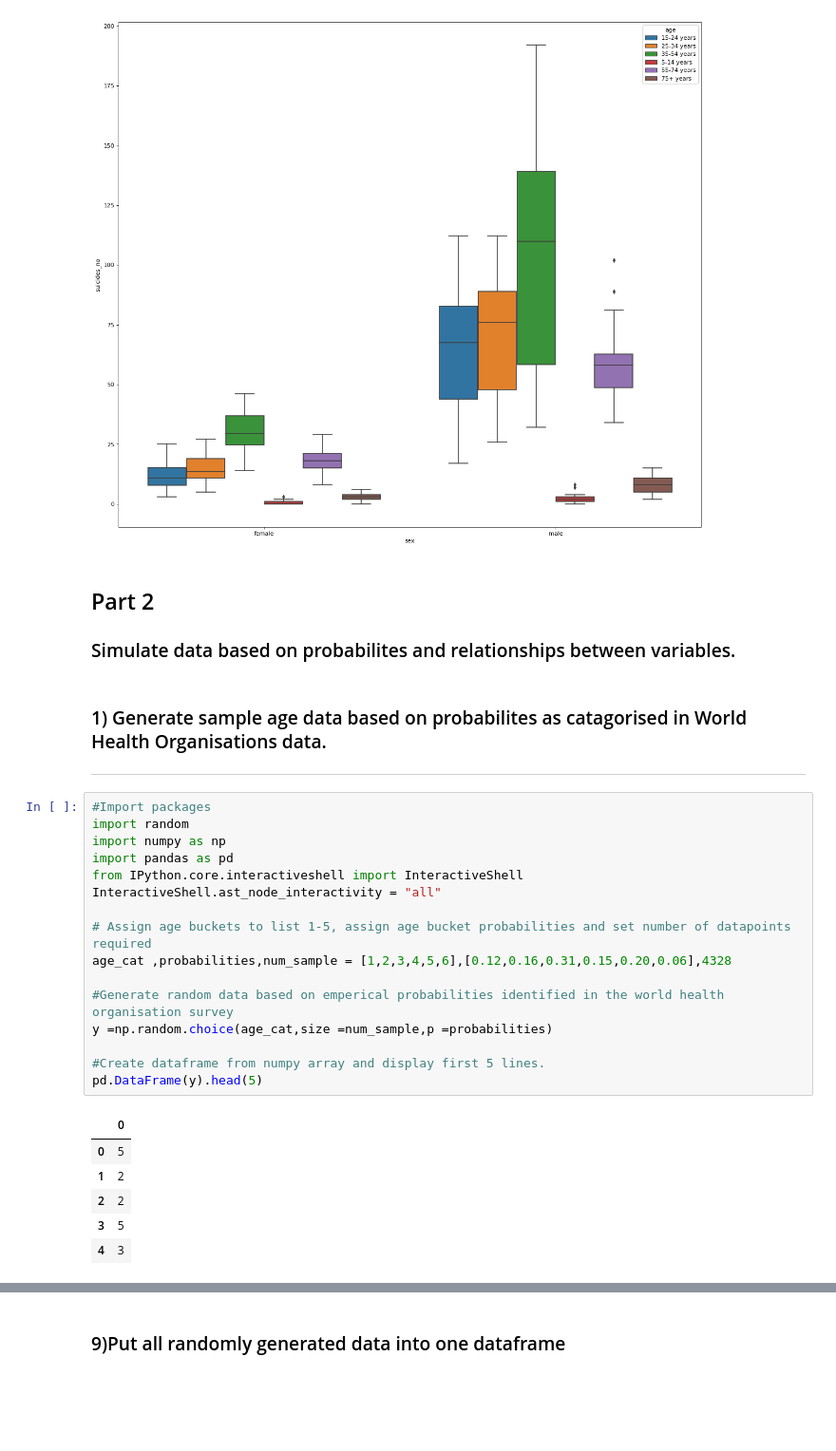
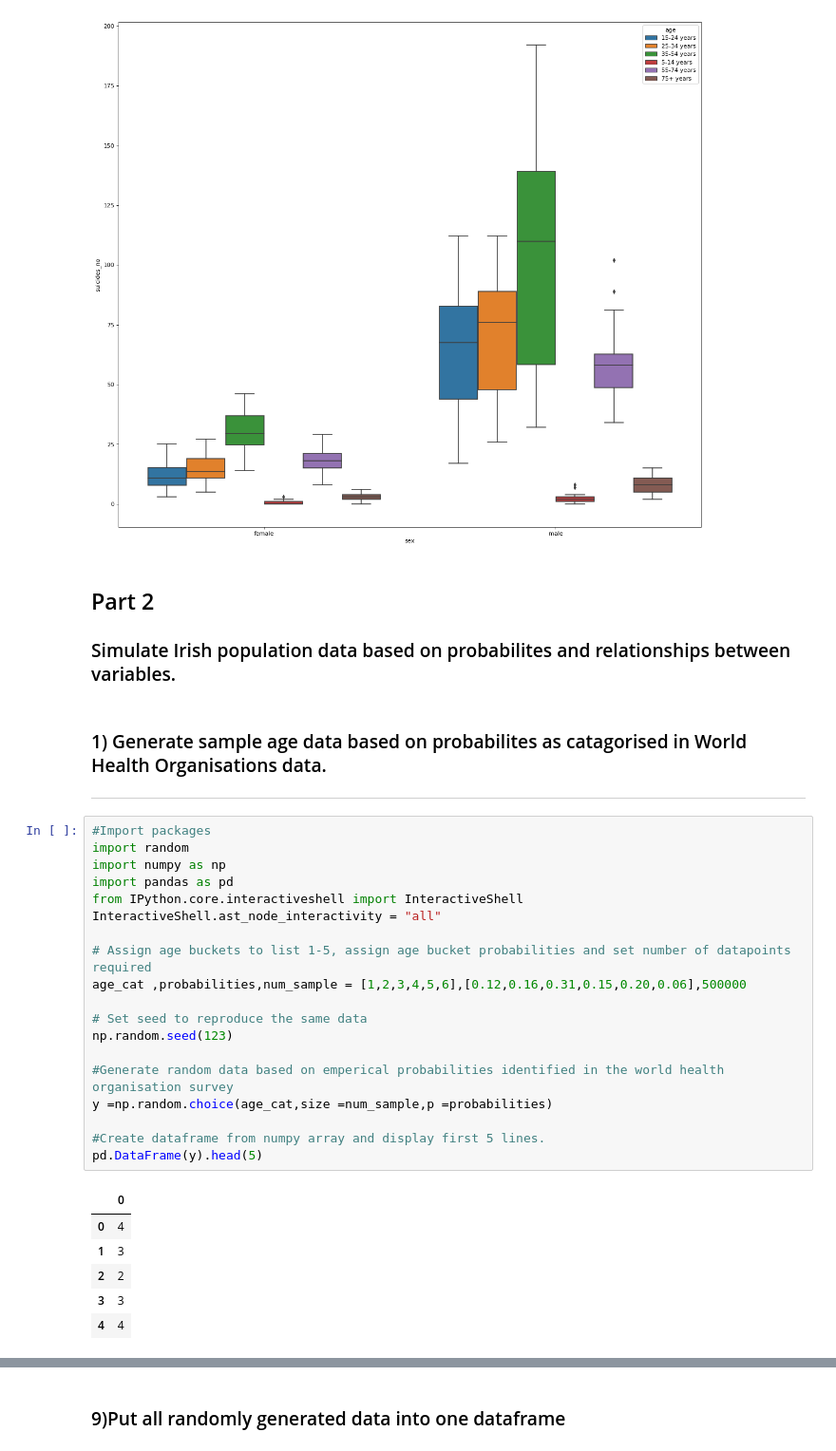
Before and after one commit to roisinanglim/suicide_rates, a Jupyter notebook: suicide _rates_data_simulation.ipynb, the cells around one changed output, grey strips where cells are left out. Shown at 95% size. Drawn from its saved outputs; the diff is of its cells as text; blank space fills up the shorter version.

```diff
--- a/suicide _rates_data_simulation.ipynb
+++ b/suicide _rates_data_simulation.ipynb
@@ -142,31 +142,34 @@ sns.boxplot(x='sex',y='suicides_no',data=x,hue='age')
 [figure]
 # %% [markdown]
 ## Part 2
-### Simulate data based on probabilites and relationships between variables.
+### Simulate Irish population data based on probabilites and relationships between variables.
 # %% [markdown]
 ### 1) Generate sample age data based on probabilites as catagorised in World Health Organisations data.
 ------------------------------------------------------------------
 # %%
 #Import packages
 import random
 import numpy as np
 import pandas as pd
 from IPython.core.interactiveshell import InteractiveShell
 InteractiveShell.ast_node_interactivity = "all"
 
 # Assign age buckets to list 1-5, assign age bucket probabilities and set number of datapoints required
-age_cat ,probabilities,num_sample = [1,2,3,4,5,6],[0.12,0.16,0.31,0.15,0.20,0.06],4328
+age_cat ,probabilities,num_sample = [1,2,3,4,5,6],[0.12,0.16,0.31,0.15,0.20,0.06],500000
+
+# Set seed to reproduce the same data
+np.random.seed(123)
 
 #Generate random data based on emperical probabilities identified in the world health organisation survey
 y =np.random.choice(age_cat,size =num_sample,p =probabilities)
 
 #Create dataframe from numpy array and display first 5 lines.
 pd.DataFrame(y).head(5)
 # %% [output]
 |  | 0 |
-| 0 | 5 |
-| 1 | 2 |
+| 0 | 4 |
+| 1 | 3 |
 | 2 | 2 |
-| 3 | 5 |
-| 4 | 3 |
+| 3 | 3 |
+| 4 | 4 |
 # %% [markdown]
```
Also changed, not shown: parts of 18 cells of this notebook.
